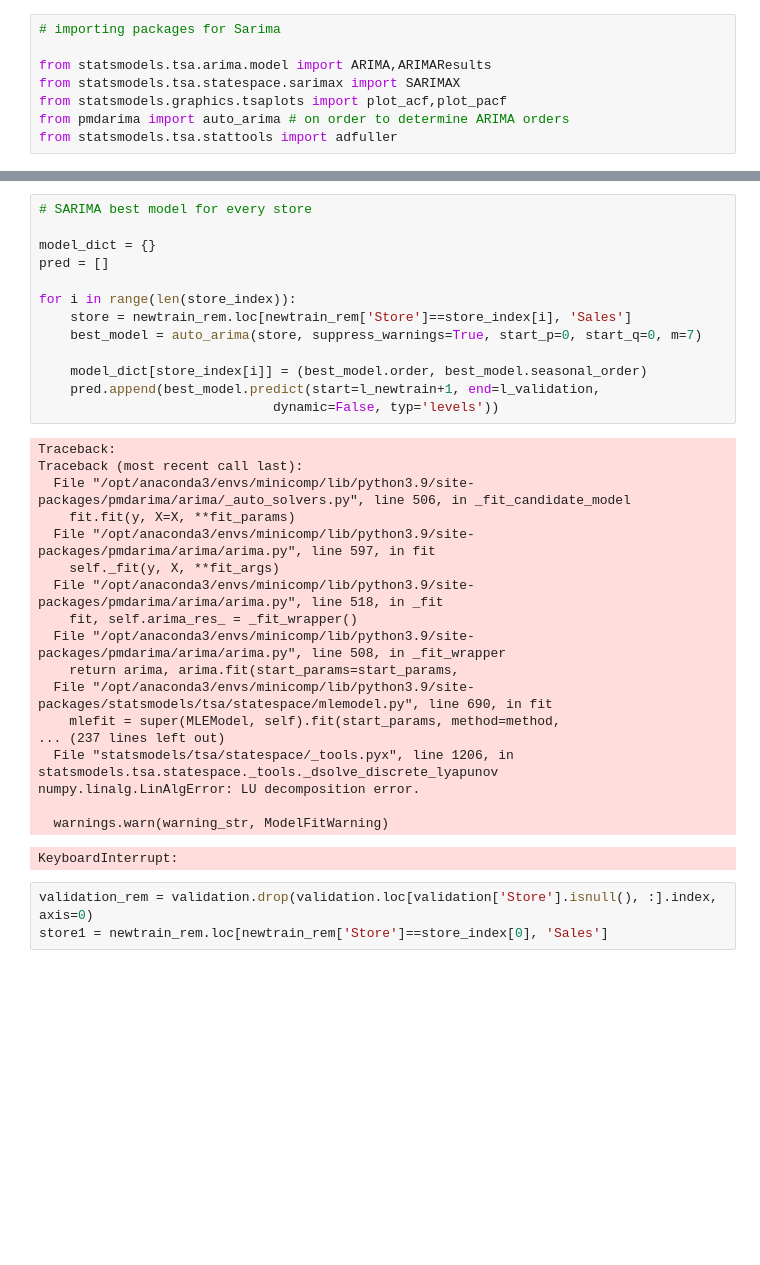
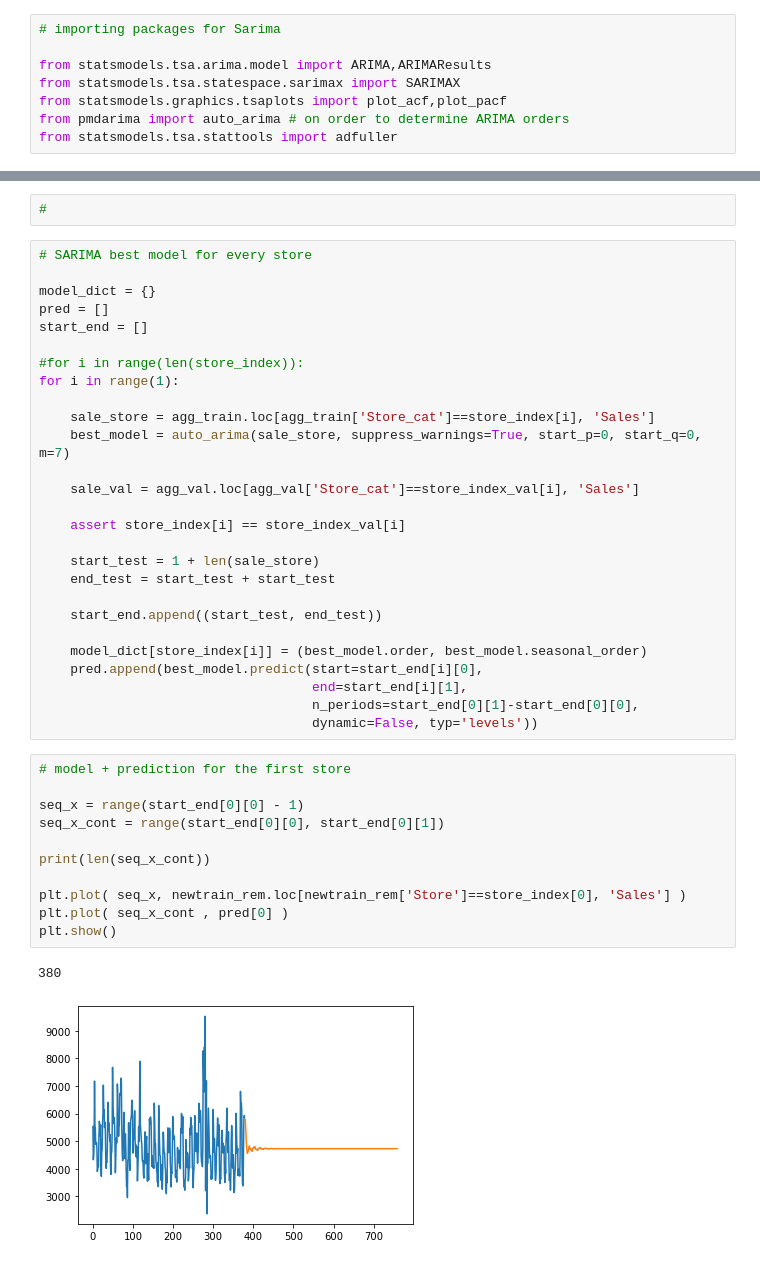
Before and after one commit to igivis7/dsr28_minicomp_team1, a Jupyter notebook: Ana_SARIMA_pred_store.ipynb, the cells around one changed output, grey strips where cells are left out. Saved outputs shown, nothing was run; the diff lists cells and outputs as text; blank space fills up the shorter version.

```diff
--- a/Ana_SARIMA_pred_store.ipynb
+++ b/Ana_SARIMA_pred_store.ipynb
@@ -88,39 +145,47 @@ def metric(preds, actuals):
     actuals = actuals.reshape(-1)
     assert preds.shape == actuals.shape
     return 100 * np.linalg.norm((actuals - preds) / actuals) / np.sqrt(preds.shape[0])
+# %%
+#
 # %%
 # SARIMA best model for every store
 
 model_dict = {}
 pred = []
+start_end = []
 
-for i in range(len(store_index)):
-    store = newtrain_rem.loc[newtrain_rem['Store']==store_index[i], 'Sales']
-    best_model = auto_arima(store, suppress_warnings=True, start_p=0, start_q=0, m=7)
+#for i in range(len(store_index)):
+for i in range(1):
+
+    sale_store = agg_train.loc[agg_train['Store_cat']==store_index[i], 'Sales']
+    best_model = auto_arima(sale_store, suppress_warnings=True, start_p=0, start_q=0, m=7)
+
+    sale_val = agg_val.loc[agg_val['Store_cat']==store_index_val[i], 'Sales']
+
+    assert store_index[i] == store_index_val[i]
+
+    start_test = 1 + len(sale_store)
+    end_test = start_test + start_test
+
+    start_end.append((start_test, end_test))
 
     model_dict[store_index[i]] = (best_model.order, best_model.seasonal_order)
-    pred.append(best_model.predict(start=l_newtrain+1, end=l_validation,
-                              dynamic=False, typ='levels'))
+    pred.append(best_model.predict(start=start_end[i][0],
+                                   end=start_end[i][1],
+                                   n_periods=start_end[0][1]-start_end[0][0],
+                                   dynamic=False, typ='levels'))
-# %% [output]
-Traceback:
-Traceback (most recent call last):
-  File "/opt/anaconda3/envs/minicomp/lib/python3.9/site-packages/pmdarima/arima/_auto_solvers.py", line 506, in _fit_candidate_model
-    fit.fit(y, X=X, **fit_params)
-  File "/opt/anaconda3/envs/minicomp/lib/python3.9/site-packages/pmdarima/arima/arima.py", line 597, in fit
-    self._fit(y, X, **fit_args)
-  File "/opt/anaconda3/envs/minicomp/lib/python3.9/site-packages/pmdarima/arima/arima.py", line 518, in _fit
-    fit, self.arima_res_ = _fit_wrapper()
-  File "/opt/anaconda3/envs/minicomp/lib/python3.9/site-packages/pmdarima/arima/arima.py", line 508, in _fit_wrapper
-    return arima, arima.fit(start_params=start_params,
-  File "/opt/anaconda3/envs/minicomp/lib/python3.9/site-packages/statsmodels/tsa/statespace/mlemodel.py", line 690, in fit
-    mlefit = super(MLEModel, self).fit(start_params, method=method,
-... (237 lines left out)
-  File "statsmodels/tsa/statespace/_tools.pyx", line 1206, in statsmodels.tsa.statespace._tools._dsolve_discrete_lyapunov
-numpy.linalg.LinAlgError: LU decomposition error.
-
-  warnings.warn(warning_str, ModelFitWarning)
-KeyboardInterrupt:
-# %%
-validation_rem = validation.drop(validation.loc[validation['Store'].isnull(), :].index, axis=0)
-store1 = newtrain_rem.loc[newtrain_rem['Store']==store_index[0], 'Sales']
+# %%
+# model + prediction for the first store
+
+seq_x = range(start_end[0][0] - 1)
+seq_x_cont = range(start_end[0][0], start_end[0][1])
+
+print(len(seq_x_cont))
+
+plt.plot( seq_x, newtrain_rem.loc[newtrain_rem['Store']==store_index[0], 'Sales'] )
+plt.plot( seq_x_cont , pred[0] )
+plt.show()
+# %% [output]
+380
+[figure, added]
 # %%
```
Also changed, not shown: parts of 17 cells of this notebook.
